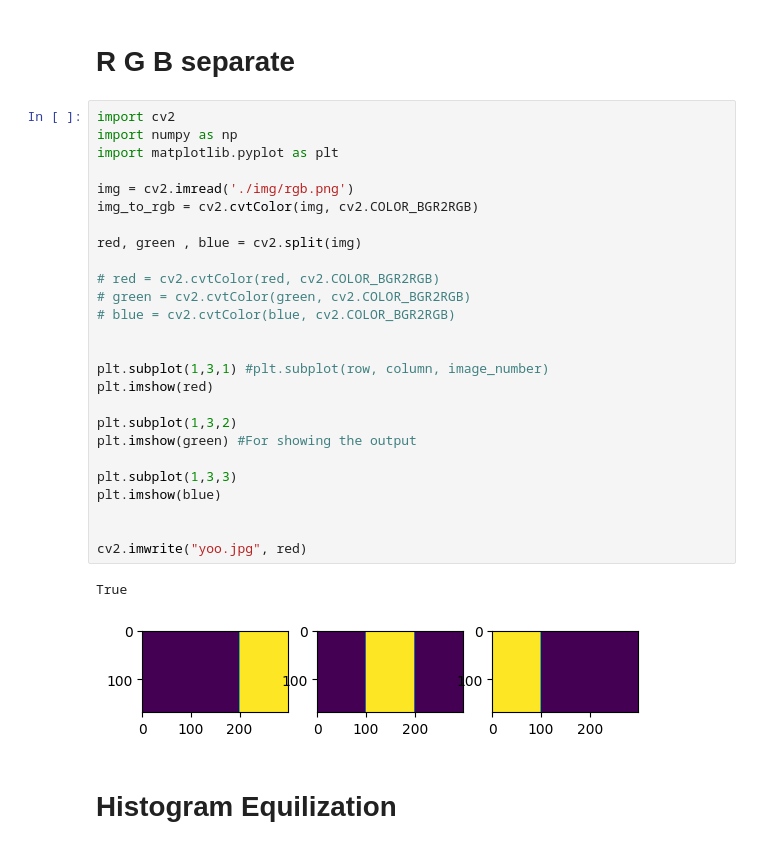
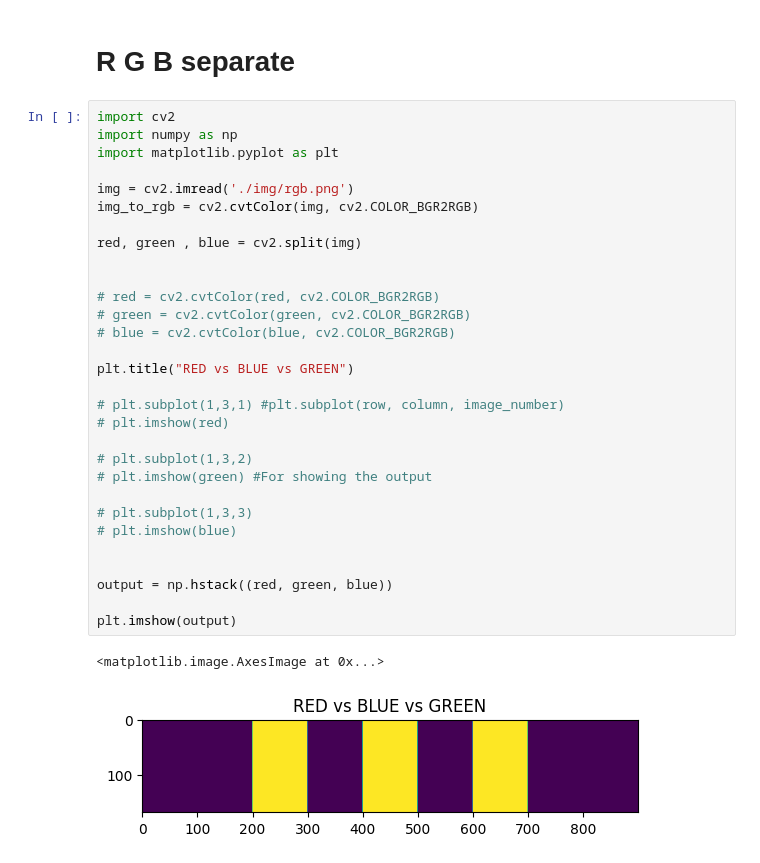
Before and after one commit to therahulsarkar/OpenCV-DIP, a Jupyter notebook: Demo.ipynb, the cells around one changed output. Saved outputs shown, nothing was run; the diff lists cells and outputs as text.

```diff
--- a/Demo.ipynb
+++ b/Demo.ipynb
@@ -81,31 +83,33 @@ plt.plot(hist_blue)
 # %%
 import cv2
 import numpy as np
 import matplotlib.pyplot as plt
 
 img = cv2.imread('./img/rgb.png')
 img_to_rgb = cv2.cvtColor(img, cv2.COLOR_BGR2RGB)
 
 red, green , blue = cv2.split(img)
 
+
 # red = cv2.cvtColor(red, cv2.COLOR_BGR2RGB)
 # green = cv2.cvtColor(green, cv2.COLOR_BGR2RGB)
 # blue = cv2.cvtColor(blue, cv2.COLOR_BGR2RGB)
 
+plt.title("RED vs BLUE vs GREEN")
 
-plt.subplot(1,3,1) #plt.subplot(row, column, image_number)
-plt.imshow(red)
+# plt.subplot(1,3,1) #plt.subplot(row, column, image_number)
+# plt.imshow(red)
 
-plt.subplot(1,3,2)
-plt.imshow(green) #For showing the output
+# plt.subplot(1,3,2)
+# plt.imshow(green) #For showing the output
 
-plt.subplot(1,3,3)
-plt.imshow(blue)
+# plt.subplot(1,3,3)
+# plt.imshow(blue)
 
 
-cv2.imwrite("yoo.jpg", red)
+output = np.hstack((red, green, blue))
+
+plt.imshow(output)
 # %% [output]
-True
+<matplotlib.image.AxesImage at 0x...>
-[figure, old version]
+[figure, new version]
-# %% [markdown]
-# Histogram Equilization
```
Also changed, not shown: parts of 15 cells of this notebook, 4 other files.
